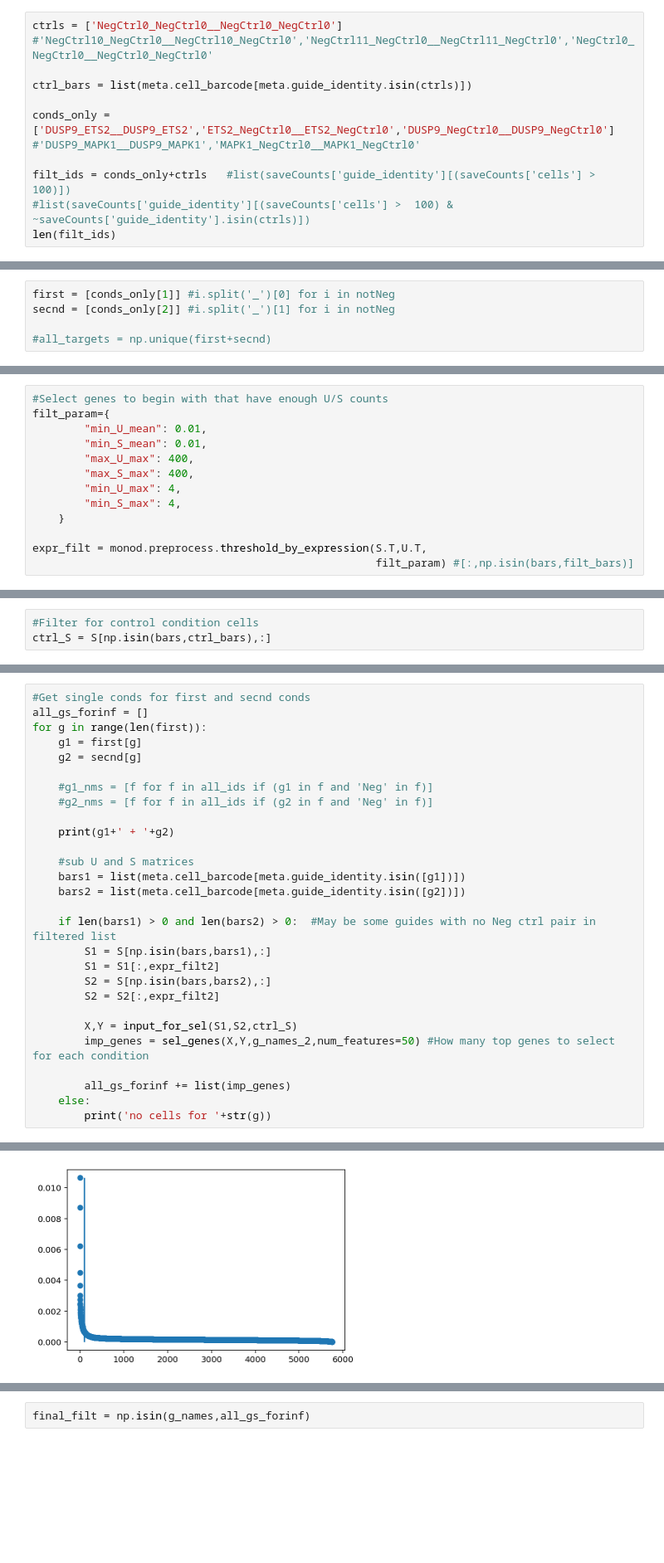
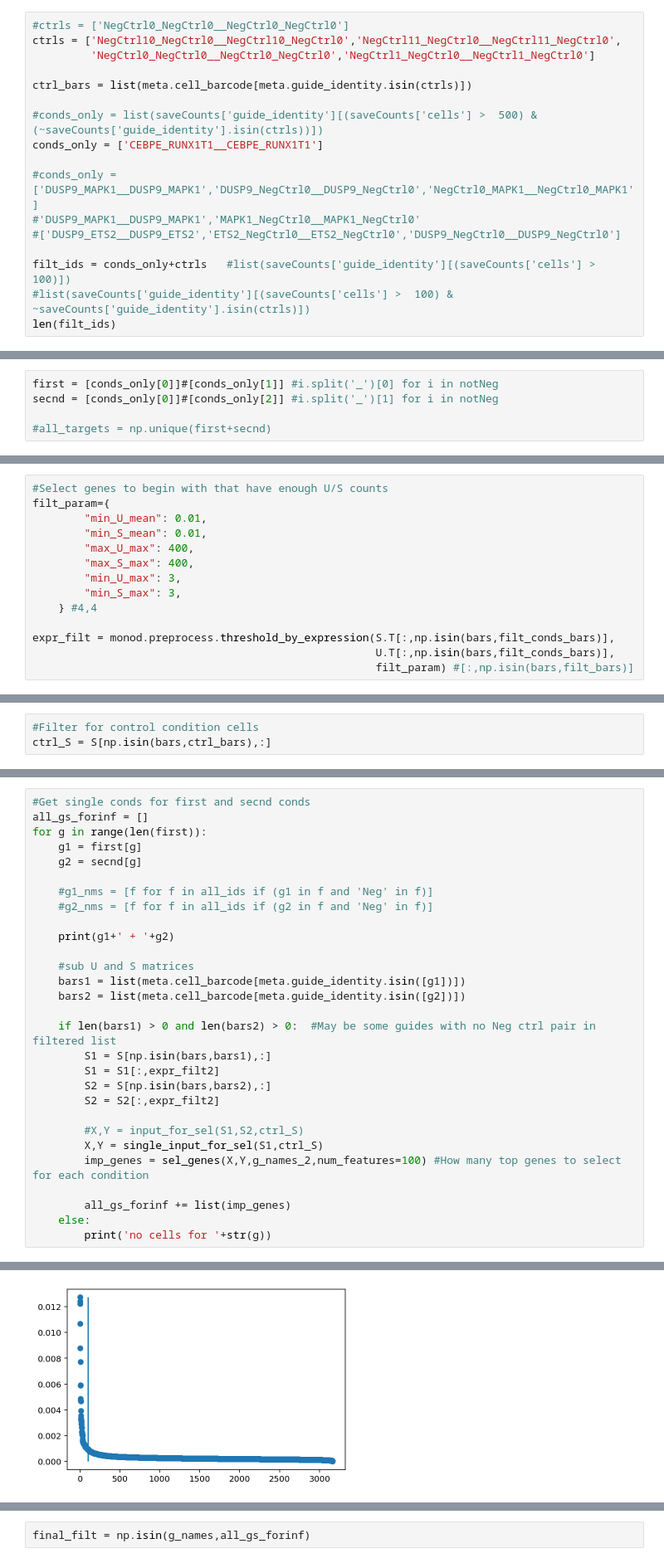
Before and after one commit to tarachari3/perturbCME, a Jupyter notebook: notebooks/20230915_meKMeans_norman.ipynb, the cells around one changed output, grey strips where cells are left out. Shown at 83% size. Cells and saved outputs as stored; diff of their text form; blank space fills up the shorter version.

```diff
--- a/notebooks/20230915_meKMeans_norman.ipynb
+++ b/notebooks/20230915_meKMeans_norman.ipynb
@@ -110,13 +99,18 @@ saveCounts[saveCounts['guide_identity'].isin(['ETS2_NegCtrl0__ETS2_NegCtrl0'])]
 # %% [markdown]
 Filter for conditions with > 100 cells (since we're looking for possible subpopulations/states etc)
 # %%
-ctrls = ['NegCtrl0_NegCtrl0__NegCtrl0_NegCtrl0']
-#'NegCtrl10_NegCtrl0__NegCtrl10_NegCtrl0','NegCtrl11_NegCtrl0__NegCtrl11_NegCtrl0','NegCtrl0_NegCtrl0__NegCtrl0_NegCtrl0'
+#ctrls = ['NegCtrl0_NegCtrl0__NegCtrl0_NegCtrl0']
+ctrls = ['NegCtrl10_NegCtrl0__NegCtrl10_NegCtrl0','NegCtrl11_NegCtrl0__NegCtrl11_NegCtrl0',
+         'NegCtrl0_NegCtrl0__NegCtrl0_NegCtrl0','NegCtrl1_NegCtrl0__NegCtrl1_NegCtrl0']
 
 ctrl_bars = list(meta.cell_barcode[meta.guide_identity.isin(ctrls)])
 
-conds_only = ['DUSP9_ETS2__DUSP9_ETS2','ETS2_NegCtrl0__ETS2_NegCtrl0','DUSP9_NegCtrl0__DUSP9_NegCtrl0']
+#conds_only = list(saveCounts['guide_identity'][(saveCounts['cells'] >  500) & (~saveCounts['guide_identity'].isin(ctrls))])
+conds_only = ['CEBPE_RUNX1T1__CEBPE_RUNX1T1']
+
+#conds_only = ['DUSP9_MAPK1__DUSP9_MAPK1','DUSP9_NegCtrl0__DUSP9_NegCtrl0','NegCtrl0_MAPK1__NegCtrl0_MAPK1' ]
 #'DUSP9_MAPK1__DUSP9_MAPK1','MAPK1_NegCtrl0__MAPK1_NegCtrl0'
+#['DUSP9_ETS2__DUSP9_ETS2','ETS2_NegCtrl0__ETS2_NegCtrl0','DUSP9_NegCtrl0__DUSP9_NegCtrl0']
 
 filt_ids = conds_only+ctrls   #list(saveCounts['guide_identity'][(saveCounts['cells'] >  100)])
 #list(saveCounts['guide_identity'][(saveCounts['cells'] >  100) & ~saveCounts['guide_identity'].isin(ctrls)])
@@ -244,8 +293,8 @@ def sel_genes(X_conds_ctrl_norm ,Y_conds_ctrl,g_names_2, test_size=0.2,n_jobs =
 #Not 'Neg' paired conds
 notNeg = [f for f in filt_ids if 'Neg' not in f]
 # %%
-first = [conds_only[1]] #i.split('_')[0] for i in notNeg
-secnd = [conds_only[2]] #i.split('_')[1] for i in notNeg
+first = [conds_only[0]]#[conds_only[1]] #i.split('_')[0] for i in notNeg
+secnd = [conds_only[0]]#[conds_only[2]] #i.split('_')[1] for i in notNeg
 
 #all_targets = np.unique(first+secnd)
 # %%
@@ -267,10 +316,11 @@ filt_param={
         "min_S_mean": 0.01,
         "max_U_max": 400,
         "max_S_max": 400,
-        "min_U_max": 4,
-        "min_S_max": 4,
-    }
+        "min_U_max": 3,
+        "min_S_max": 3,
+    } #4,4
 
-expr_filt = monod.preprocess.threshold_by_expression(S.T,U.T,
+expr_filt = monod.preprocess.threshold_by_expression(S.T[:,np.isin(bars,filt_conds_bars)],
+                                                     U.T[:,np.isin(bars,filt_conds_bars)],
                                                      filt_param) #[:,np.isin(bars,filt_bars)]
 # %% [output]
@@ -344,8 +394,9 @@ for g in range(len(first)):
         S2 = S[np.isin(bars,bars2),:]
         S2 = S2[:,expr_filt2]
 
-        X,Y = input_for_sel(S1,S2,ctrl_S)
-        imp_genes = sel_genes(X,Y,g_names_2,num_features=50) #How many top genes to select for each condition
+        #X,Y = input_for_sel(S1,S2,ctrl_S)
+        X,Y = single_input_for_sel(S1,ctrl_S)
+        imp_genes = sel_genes(X,Y,g_names_2,num_features=100) #How many top genes to select for each condition
 
         all_gs_forinf += list(imp_genes)
     else:
@@ -358,4 +417,4 @@ Unpredicted labels:  set()
-[figure, old version]
+[figure, new version]
 # %%
 all_gs_forinf = np.unique(all_gs_forinf)
 len(all_gs_forinf)
```
Also changed, not shown: parts of 80 cells of this notebook.
